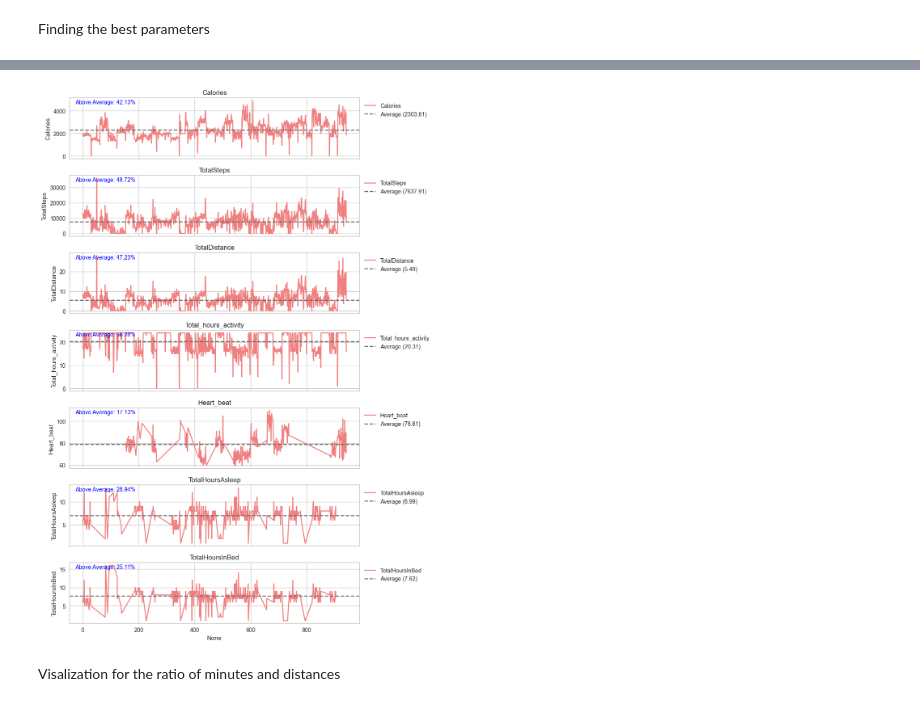
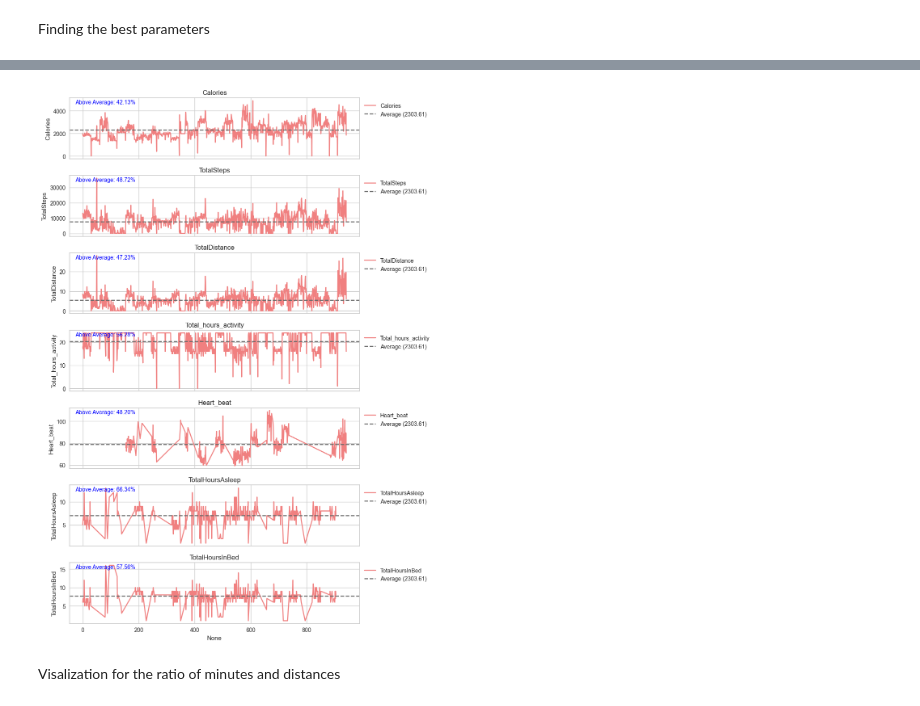
Before and after one commit to mnoragreta/Data-analysis, a Jupyter notebook: 2. Bellabeat project - 2023 december/Bellabeat - fitbit- clean_long_clean 0112.ipynb, the cells around one changed output, grey strips where cells are left out. Saved outputs shown, nothing was run; the diff lists cells and outputs as text; code cells hidden in the pictures.

```diff
--- a/2. Bellabeat project - 2023 december/Bellabeat - fitbit- clean-0104.ipynb
+++ b/2. Bellabeat project - 2023 december/Bellabeat - fitbit- clean_long_clean 0112.ipynb
@@ -1551,28 +1527,31 @@ plot_model(catboost, plot='feature')
 # %%
 df5 = df4[['Calories', 'TotalSteps', 'TotalDistance', 'Total_hours_activity', 'Heart_beat', 'TotalHoursAsleep', 'TotalHoursInBed']]
-# %%
-fig, axes = plt.subplots(nrows=len(df5.columns), ncols=1, figsize=(10, 2 * len(df5.columns)), sharex=True)
-
-
-for i, column in enumerate(df5.columns):
-    sns.lineplot(x=df5.index, y=df5[column], ax=axes[i], label=column, color='lightcoral')
-
-    average_value = df5[column].mean()
-    axes[i].axhline(y=average_value, color='dimgrey', linestyle='--', label=f'Average ({average_value:.2f})')
-    percentage_above_average = (df4[column] > average_value).mean() * 100
-
-    axes[i].annotate(f'Above Average: {percentage_above_average:.2f}%', xy=(0.02, 0.90),
-                     xycoords='axes fraction', fontsize=10, color='blue')
-
-    axes[i].set_title(column)
-    axes[i].set_ylabel(column) # loc='bottom'
-
-    axes[i].legend(loc='upper left', bbox_to_anchor=(1, 1))
-
-plt.tight_layout()
-plt.show()
-# %% [output]
-[figure, removed]
+# %%
+fig, axes = plt.subplots(nrows=len(df5.columns), ncols=1, figsize=(10, 2 * len(df5.columns)), sharex=True)
+
+
+for i, column in enumerate(df5.columns):
+    sns.lineplot(x=df5.index, y=df5[column], ax=axes[i], label=column, color='lightcoral')
+
+    column_averages = df5[column].mean()
+    axes[i].axhline(y=column_averages, color='dimgrey', linestyle='--', label=f'Average ({average_value:.2f})')
+
+    values_above_average = df5[column][df5[column] > column_averages]
+
+    percentage_above_average = (values_above_average.count() / df5[column].count()) * 100
+
+    axes[i].annotate(f'Above Average: {percentage_above_average:.2f}%', xy=(0.02, 0.90),
+                     xycoords='axes fraction', fontsize=10, color='blue')
+
+    axes[i].set_title(column)
+    axes[i].set_ylabel(column) # loc='bottom'
+
+    axes[i].legend(loc='upper left', bbox_to_anchor=(1, 1))
+
+plt.tight_layout()
+plt.show()
+# %% [output]
+[figure, added]
 # %% [markdown]
 Visalization for the ratio of minutes and distances
 # %%
```
Also changed, not shown: parts of 54 cells of this notebook, 1 other file.
